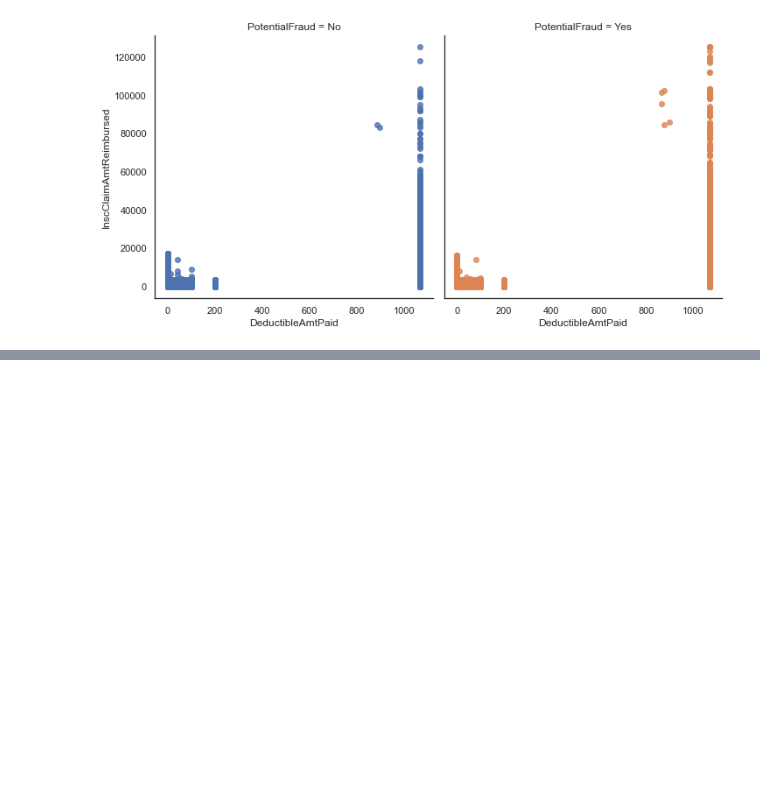
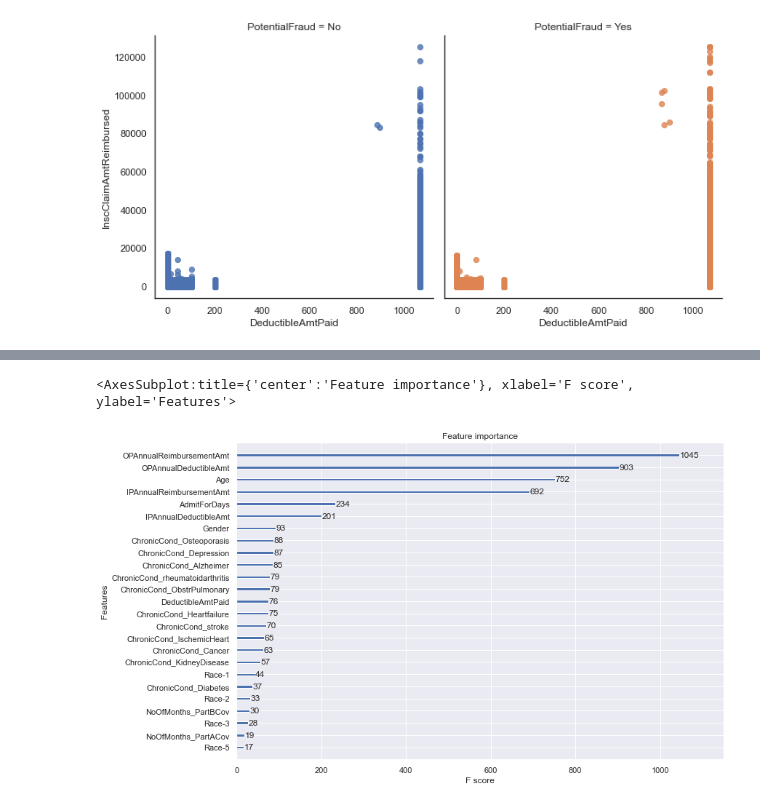
Before and after one commit to terencepak/Healthcare-Provider-Fraud, a Jupyter notebook: Healthcare Fraud Detection.ipynb, the cells around one changed output, grey strips where cells are left out. Cells and saved outputs as stored; diff of their text form; code cells hidden in the pictures; blank space fills up the shorter version.

Commit message:
Healthcare Fraud

```diff
--- a/Healthcare Fraud Detection.ipynb
+++ b/Healthcare Fraud Detection.ipynb
@@ -478,0 +525,3 @@ x = Train_ProviderWithPatientDetails[['Age', ]]
+# %%
+#create dummy vairables for machine learning analysis
+Race_dummy = pd.get_dummies(Train_ProviderWithPatientDetails['Race']).add_prefix('Race-')
@@ -478,0 +534,2 @@ x = Train_ProviderWithPatientDetails[['Age', ]]
+# %%
+Train_ProviderWithPatientDetails = pd.concat([Train_ProviderWithPatientDetails, Race_dummy], axis = 1)
@@ -525,0 +639,19 @@ ValueError: could not convert string to float: 'BENE11001'
+# %%
+x = Train_ProviderWithPatientDetails[['Age', 'AdmitForDays', 'IPAnnualReimbursementAmt', 'IPAnnualDeductibleAmt' , 'DeductibleAmtPaid',
+       'OPAnnualReimbursementAmt', 'OPAnnualDeductibleAmt', 'NoOfMonths_PartACov', 'NoOfMonths_PartBCov','ChronicCond_Alzheimer',
+       'ChronicCond_Heartfailure', 'ChronicCond_KidneyDisease',
+       'ChronicCond_Cancer', 'ChronicCond_ObstrPulmonary',
+       'ChronicCond_Depression', 'ChronicCond_Diabetes',
+       'ChronicCond_IschemicHeart', 'ChronicCond_Osteoporasis',
+       'ChronicCond_rheumatoidarthritis', 'ChronicCond_stroke', 'Gender', 'Race-1', 'Race-2', 'Race-3', 'Race-5']]
+y = Train_ProviderWithPatientDetails[['PotentialFraud']]
+# %%
+x_train,x_test, y_train, y_test= train_test_split(x,y, test_size=0.2, random_state=42)
+# %%
+#XGBoost
+from xgboost import plot_importance
+from xgboost import XGBClassifier
+xgb= XGBClassifier()
+xgb.fit(x_train,y_train)
+plot_importance(xgb)
+# %% [output]
@@ -525,0 +659,2 @@ ValueError: could not convert string to float: 'BENE11001'
+<AxesSubplot:title={'center':'Feature importance'}, xlabel='F score', ylabel='Features'>
+[figure, added]
```
Also changed, not shown: parts of 21 cells of this notebook, 3 other files.
